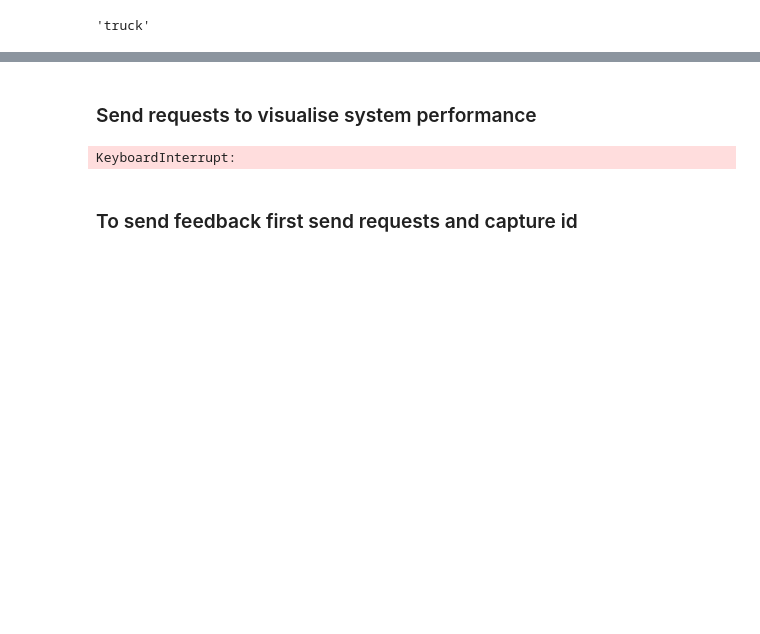
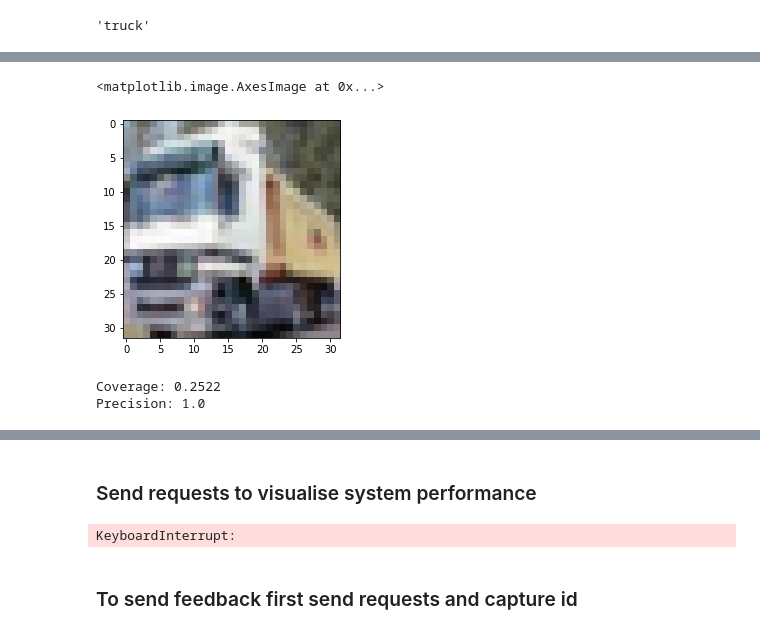
Before and after one commit to axsaucedo/seldon_experiments, a Jupyter notebook: monitoring-talk/cifar10_example.ipynb, the cells around one changed output, grey strips where cells are left out. Saved outputs shown, nothing was run; the diff lists cells and outputs as text; code cells hidden in the pictures; blank space fills up the shorter version.

```diff
--- a/monitoring-talk/cifar10_example.ipynb
+++ b/monitoring-talk/cifar10_example.ipynb
@@ -148,0 +184,17 @@ cifar_classes[np.argmax(pred.json()["predictions"][0])]
+# %%
+X_curr = X_train[1:2]
+
+plt.imshow(X_curr[0])
+# %% [output]
+<matplotlib.image.AxesImage at 0x...>
+[figure, added]
+# %%
+import requests
+
+exp = requests.post("http://localhost:80/seldon/default/cifar10-explainer/default/v1/models/resnet32:explain",
+                     json={ "instances": X_curr.tolist() }).json()
+print(f'Coverage: {exp["data"]["coverage"]}')
+print(f'Precision: {exp["data"]["precision"]}')
+# %% [output]
+Coverage: 0.2522
+Precision: 1.0
```
Also changed, not shown: parts of 18 cells of this notebook, 2 other files.
